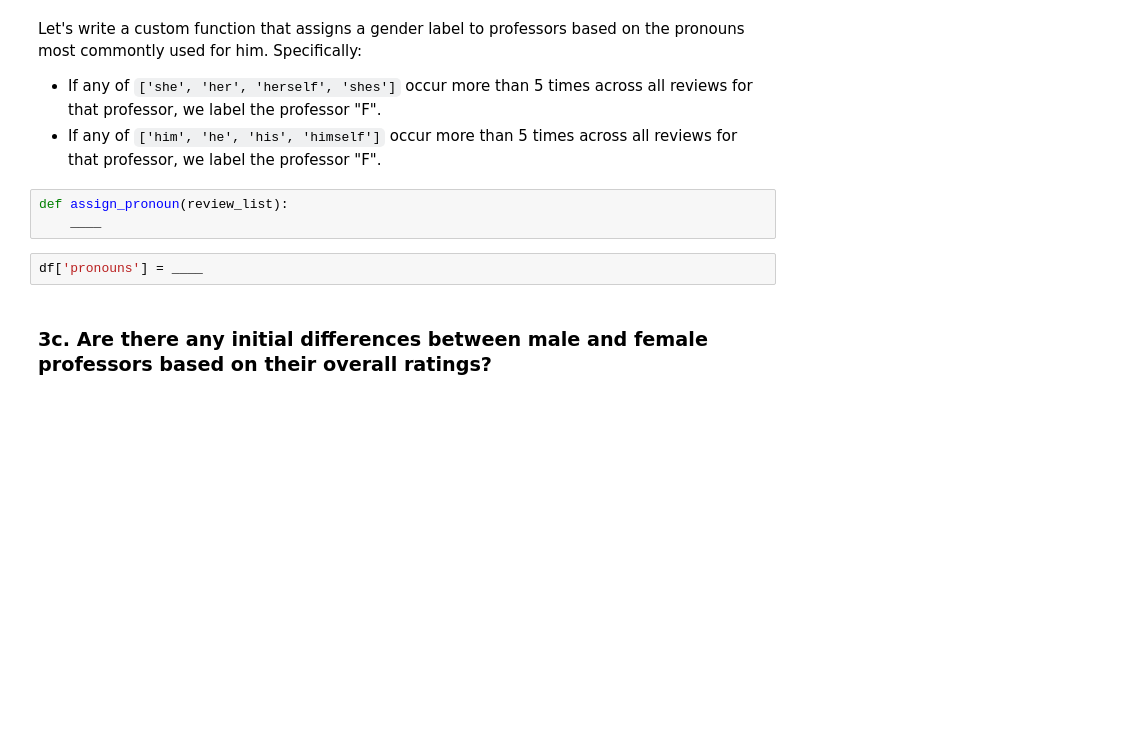
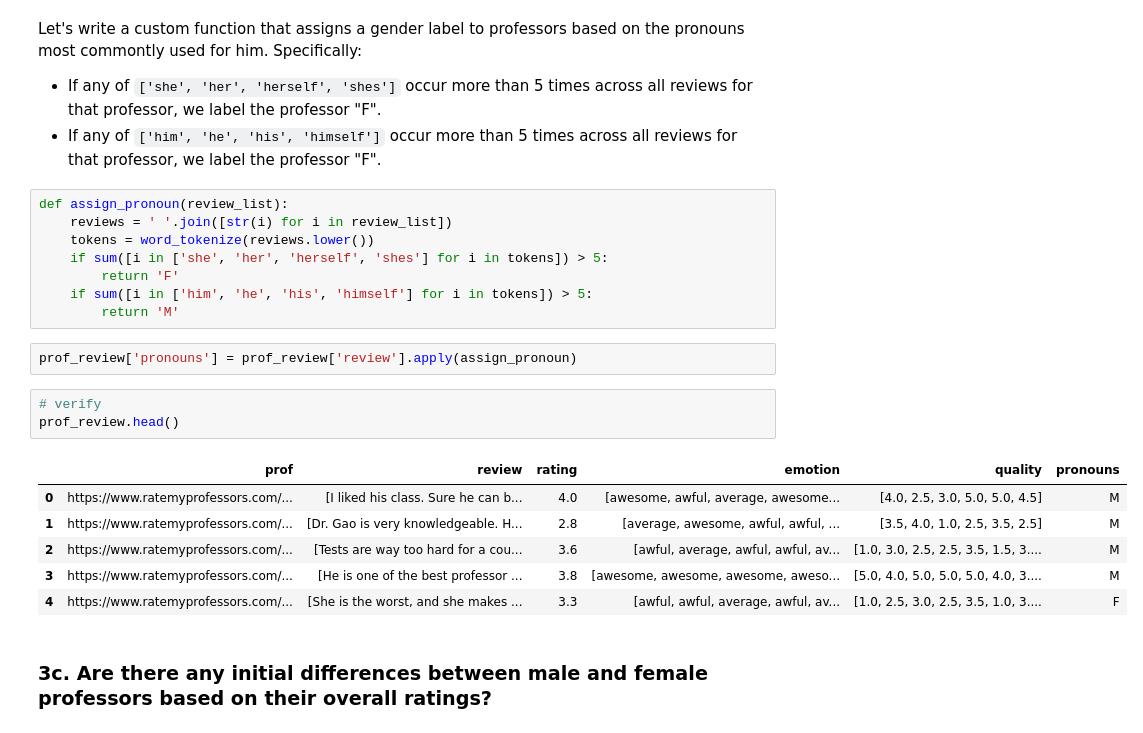
Before and after one commit to SirTee12/Gender-Bias-Text-Analysis, a Jupyter notebook: Gender-Bias-Text-Analysis.ipynb, the cells around one changed output. Saved outputs shown, nothing was run; the diff lists cells and outputs as text; blank space fills up the shorter version.

Commit message:
Assign pronouns based on frquency of use of word

```diff
--- a/Gender-Bias-Text-Analysis.ipynb
+++ b/Gender-Bias-Text-Analysis.ipynb
@@ -176,9 +176,24 @@ Let's write a custom function that assigns a gender label to professors based on
 - If any of `['him', 'he', 'his', 'himself']` occur more than 5 times across all reviews for that professor, we label the professor "F".
 # %%
 def assign_pronoun(review_list):
-    ____
+    reviews = ' '.join([str(i) for i in review_list])
+    tokens = word_tokenize(reviews.lower())
+    if sum([i in ['she', 'her', 'herself', 'shes'] for i in tokens]) > 5:
+        return 'F'
+    if sum([i in ['him', 'he', 'his', 'himself'] for i in tokens]) > 5:
+        return 'M'
 # %%
-df['pronouns'] = ____
+prof_review['pronouns'] = prof_review['review'].apply(assign_pronoun)
+# %%
+# verify
+prof_review.head()
+# %% [output]
+|  | prof | review | rating | emotion | quality | pronouns |
+| 0 | https://www.ratemyprofessors.com/... | [I liked his class. Sure he can b... | 4.0 | [awesome, awful, average, awesome... | [4.0, 2.5, 3.0, 5.0, 5.0, 4.5] | M |
+| 1 | https://www.ratemyprofessors.com/... | [Dr. Gao is very knowledgeable. H... | 2.8 | [average, awesome, awful, awful, ... | [3.5, 4.0, 1.0, 2.5, 3.5, 2.5] | M |
+| 2 | https://www.ratemyprofessors.com/... | [Tests are way too hard for a cou... | 3.6 | [awful, average, awful, awful, av... | [1.0, 3.0, 2.5, 2.5, 3.5, 1.5, 3.... | M |
+| 3 | https://www.ratemyprofessors.com/... | [He is one of the best professor ... | 3.8 | [awesome, awesome, awesome, aweso... | [5.0, 4.0, 5.0, 5.0, 5.0, 4.0, 3.... | M |
+| 4 | https://www.ratemyprofessors.com/... | [She is the worst, and she makes ... | 3.3 | [awful, awful, average, awful, av... | [1.0, 2.5, 3.0, 2.5, 3.5, 1.0, 3.... | F |
 # %% [markdown]
 ### 3c. Are there any initial differences between male and female professors based on their overall ratings?
 # %% [markdown]
```
Also changed, not shown: parts of 1 cell of this notebook.
